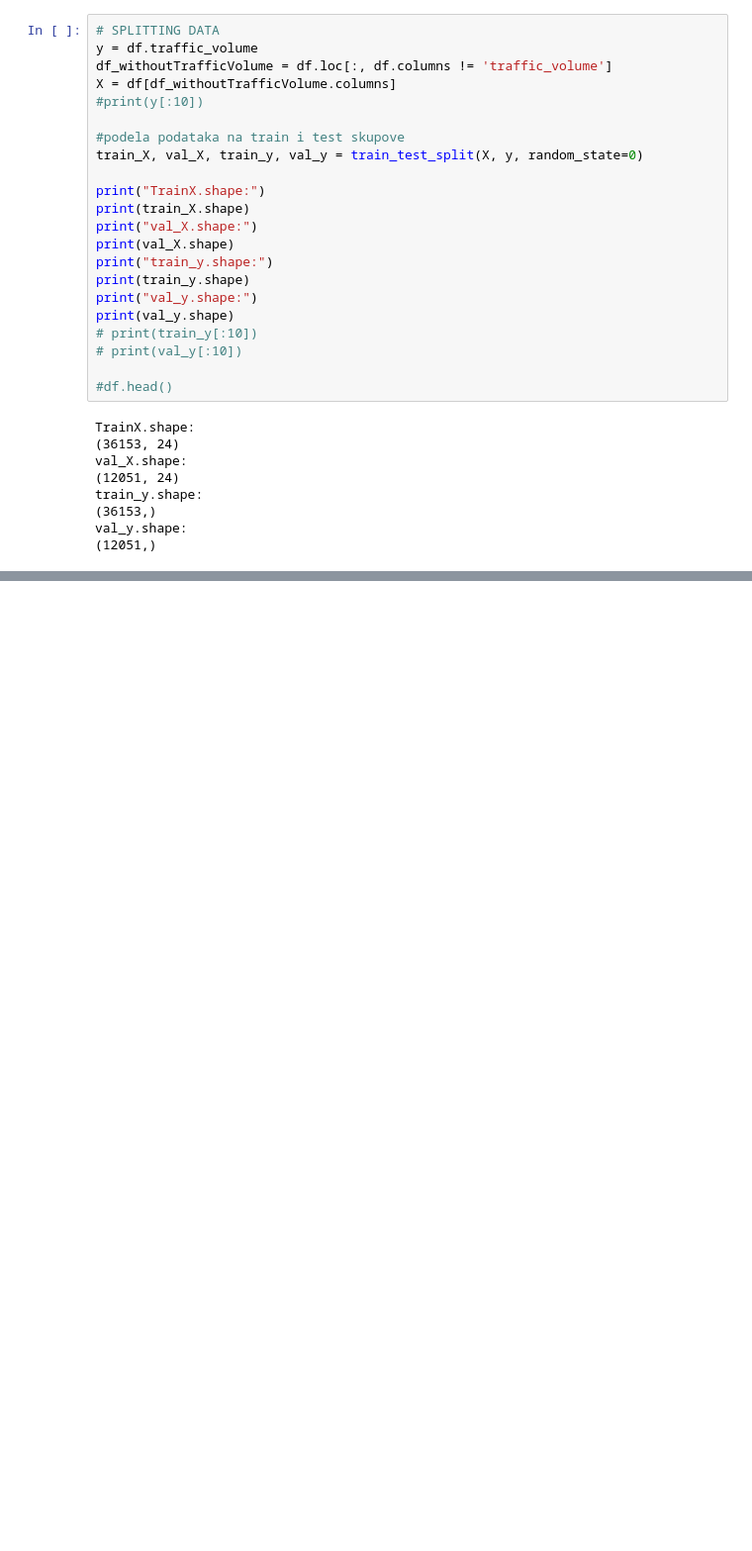
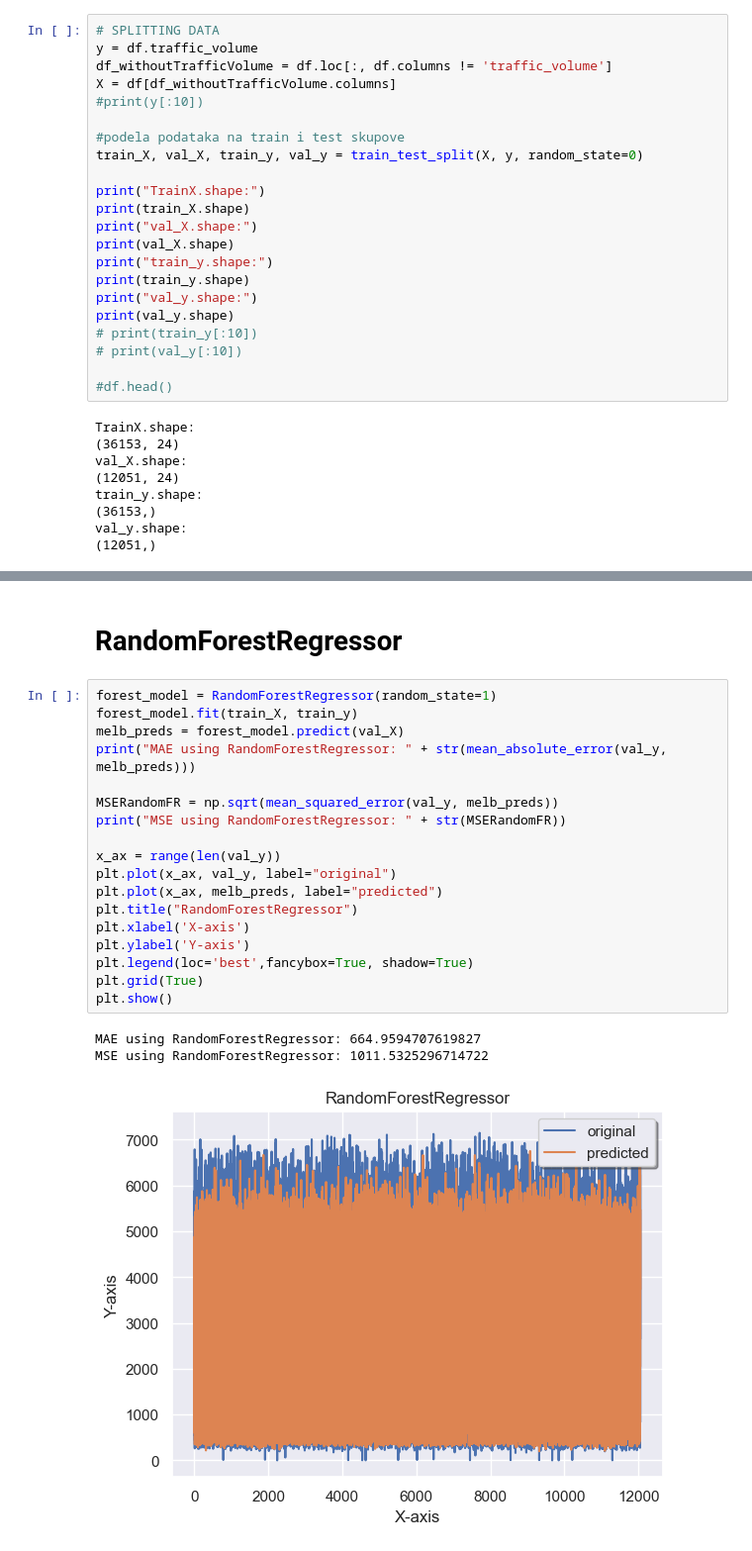
Before and after one commit to MrFICAX/Machine_Learning_Project_1, a Jupyter notebook: Projekat1_InProgress.ipynb, the cells around one changed output, grey strips where cells are left out. Shown at 99% size. Saved outputs shown, nothing was run; the diff lists cells and outputs as text; blank space fills up the shorter version.

Commit message:
Adding new models and styling

```diff
--- a/Projekat1_InProgress.ipynb
+++ b/Projekat1_InProgress.ipynb
@@ -605,0 +849,24 @@ MSE using LinearRegression: 1142.217134587142
+# %% [markdown]
+# RandomForestRegressor
+# %%
+forest_model = RandomForestRegressor(random_state=1)
+forest_model.fit(train_X, train_y)
+melb_preds = forest_model.predict(val_X)
+print("MAE using RandomForestRegressor: " + str(mean_absolute_error(val_y, melb_preds)))
+
+MSERandomFR = np.sqrt(mean_squared_error(val_y, melb_preds))
+print("MSE using RandomForestRegressor: " + str(MSERandomFR))
+
+x_ax = range(len(val_y))
+plt.plot(x_ax, val_y, label="original")
+plt.plot(x_ax, melb_preds, label="predicted")
+plt.title("RandomForestRegressor")
+plt.xlabel('X-axis')
+plt.ylabel('Y-axis')
+plt.legend(loc='best',fancybox=True, shadow=True)
+plt.grid(True)
+plt.show()
+# %% [output]
+MAE using RandomForestRegressor: 664.9594707619827
+MSE using RandomForestRegressor: 1011.5325296714722
+[figure, added]
```
Also changed, not shown: parts of 112 cells of this notebook.
